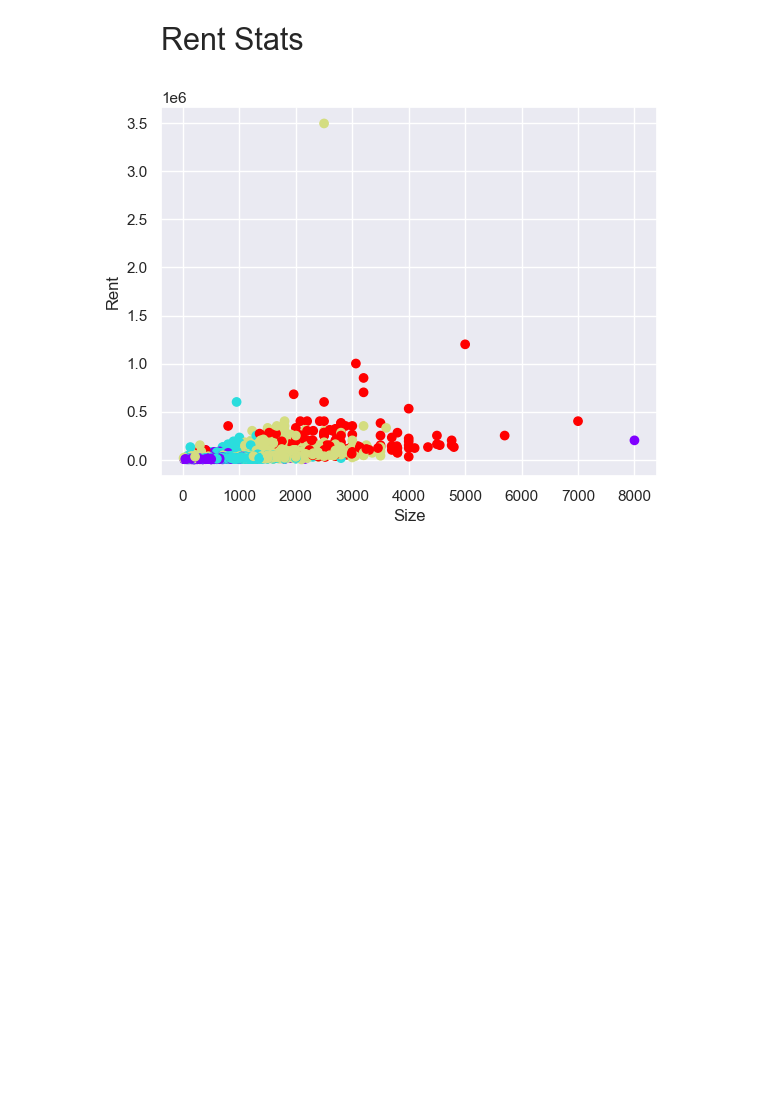
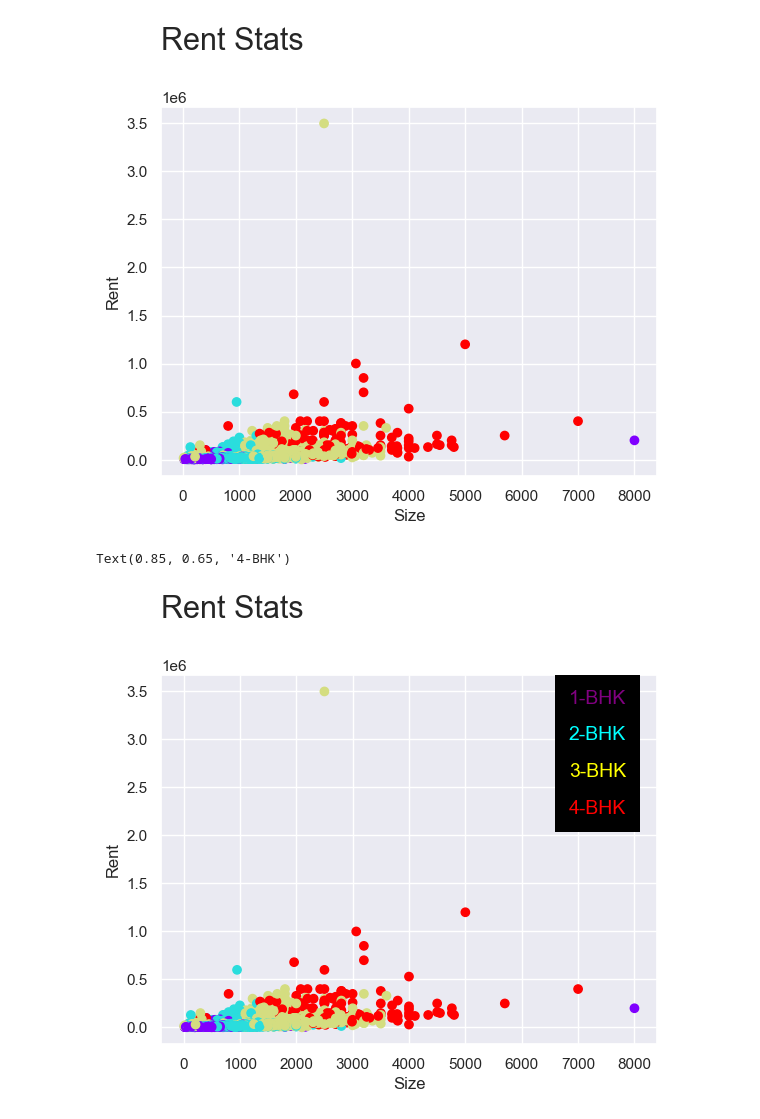
Before and after one commit to abhishekjani08/DSPL_LAB, a Jupyter notebook: DSPL_Exp9.ipynb, the cells around one changed output. Cells and saved outputs as stored; diff of their text form; code cells hidden in the pictures; blank space fills up the shorter version.

```diff
--- a/DSPL_Exp9.ipynb
+++ b/DSPL_Exp9.ipynb
@@ -104,3 +104,51 @@ plt.ylabel('Rent')
 # %% [output]
 Text(0, 0.5, 'Rent')
 [figure]
+# %%
+data_with_clusters = df_encoded.copy()
+data_with_clusters['Clusters'] = identified_clusters
+plt.scatter(data_with_clusters['Size'],data_with_clusters['Rent'],c=data_with_clusters['BHK'],cmap='rainbow')
+plt.title('Rent Stats\n', loc='left', fontsize=22)
+plt.xlabel('Size')
+plt.ylabel('Rent')
+
+import matplotlib.patches as mpatches
+
+# create purple circle
+purple_circle = mpatches.Circle((0.8, 0.8), radius=0.1, facecolor='purple')
+
+# add circle to plot
+plt.gca().add_patch(purple_circle)
+
+# add label text
+plt.text(0.85, 0.95, '1-BHK', color='purple',transform=ax.transAxes, fontsize=14,
+        verticalalignment='top', horizontalalignment='right', ha='center', va='center',bbox=dict(facecolor='black', edgecolor='none', pad=10))
+
+#--
+
+
+# create purple circle
+cyan_circle = mpatches.Circle((0.8, 0.8), radius=0.1, facecolor='cyan')
+
+# add circle to plot
+plt.gca().add_patch(cyan_circle)
+
+# add label text
+plt.text(0.85, 0.85, '2-BHK', color='cyan',transform=ax.transAxes, fontsize=14,
+        verticalalignment='top', horizontalalignment='right', ha='center', va='center',bbox=dict(facecolor='black', edgecolor='none', pad=10))
+#--
+
+
+# create purple circle
+yellow_circle = mpatches.Circle((0.8, 0.8), radius=0.1, facecolor='yellow')
+
+# add circle to plot
+plt.gca().add_patch(yellow_circle)
+
+# add label text
+plt.text(0.85, 0.75, '3-BHK', color='yellow',transform=ax.transAxes, fontsize=14,
+        verticalalignment='top', horizontalalignment='right', ha='center', va='center',bbox=dict(facecolor='black', edgecolor='none', pad=10))
+#--
+# %% [output]
+Text(0.85, 0.65, '4-BHK')
+[figure, added]
```
Also changed, not shown: 2 other files.
